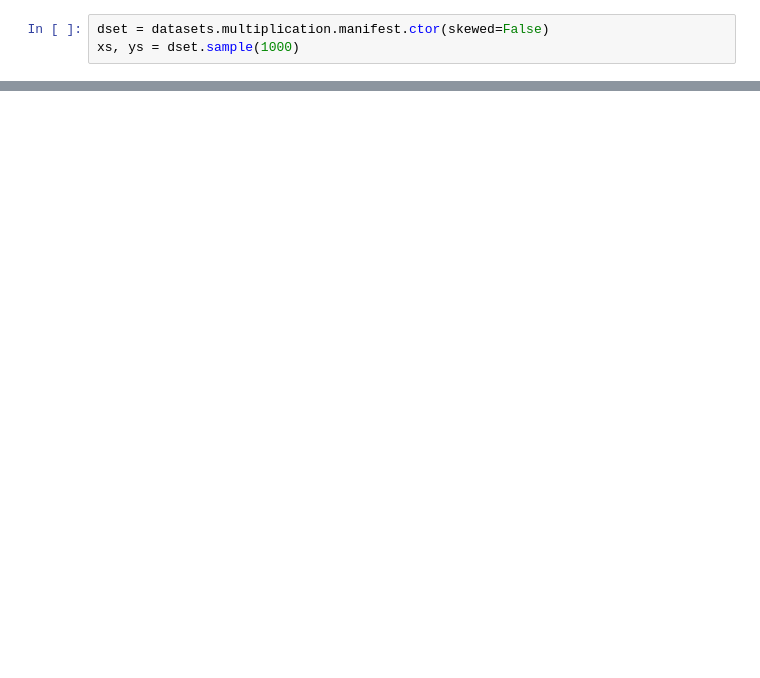
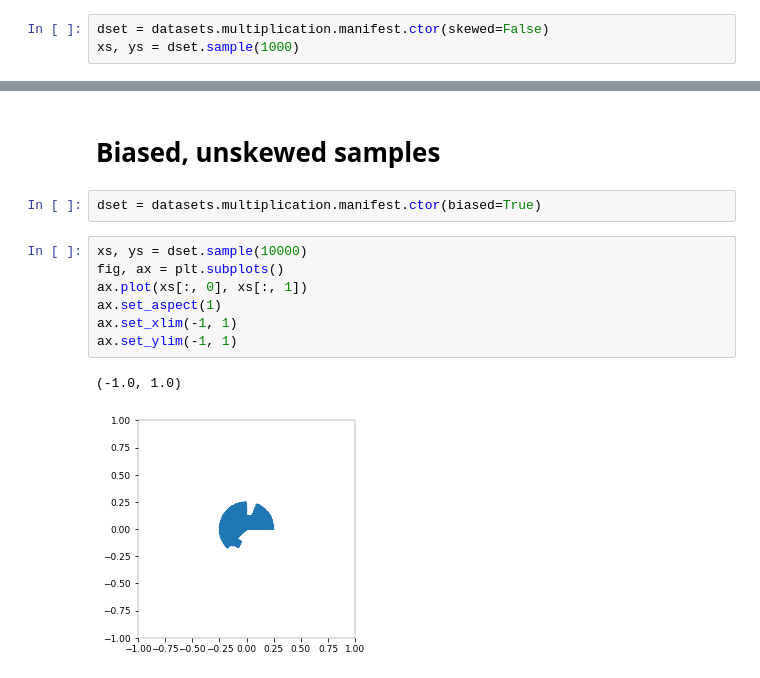
Before and after one commit to TrellixVulnTeam/encoder_learning_benchmarks_I8I1, a Jupyter notebook: notebooks/multiplication.ipynb, the cells around one changed output, grey strips where cells are left out. Cells and saved outputs as stored; diff of their text form; blank space fills up the shorter version.

```diff
--- a/notebooks/multiplication.ipynb
+++ b/notebooks/multiplication.ipynb
@@ -21,0 +36,14 @@ ax.set_aspect(1)
+# %% [markdown]
+# Biased, unskewed samples
+# %%
+dset = datasets.multiplication.manifest.ctor(biased=True)
+# %%
+xs, ys = dset.sample(10000)
+fig, ax = plt.subplots()
+ax.plot(xs[:, 0], xs[:, 1])
+ax.set_aspect(1)
+ax.set_xlim(-1, 1)
+ax.set_ylim(-1, 1)
+# %% [output]
+(-1.0, 1.0)
+[figure, added]
```
Also changed, not shown: parts of 5 cells of this notebook, 2 other files.
